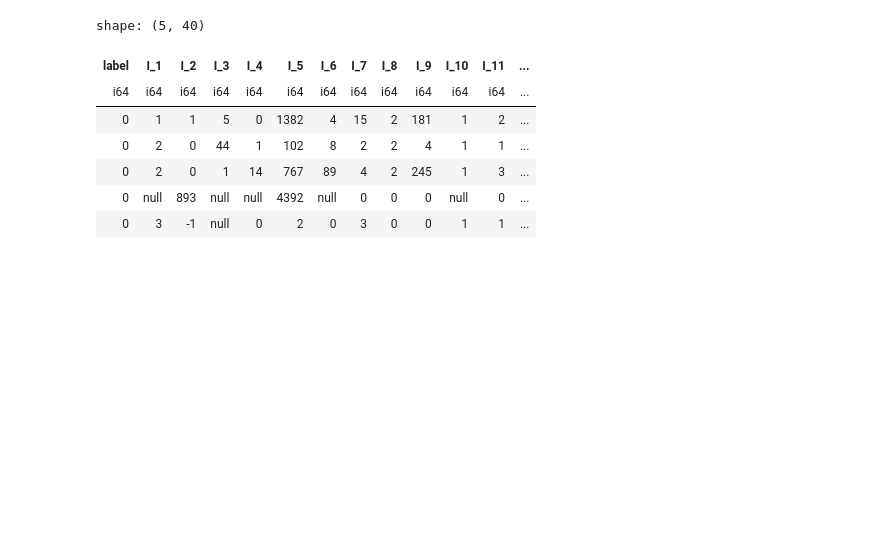
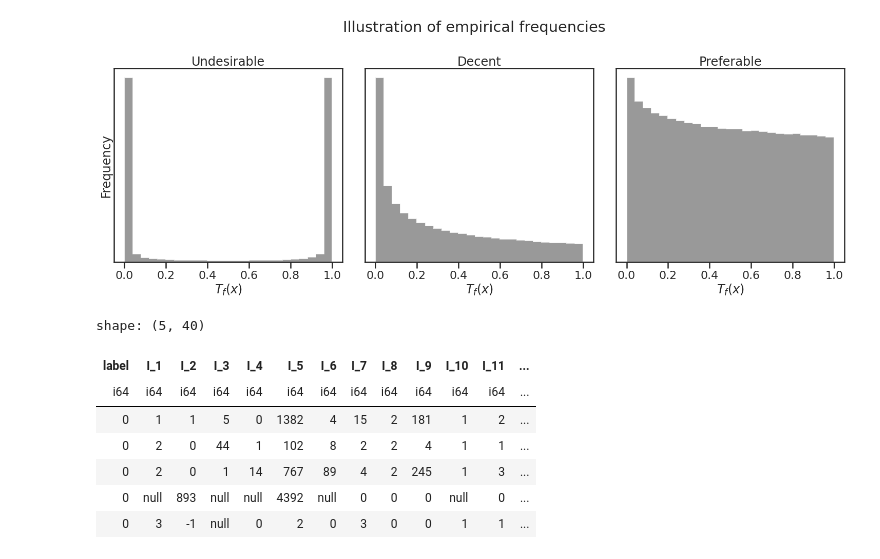
Before and after one commit to alexshtf/criteo_splines, a Jupyter notebook: preprocess.ipynb, the cells around one changed output. Drawn from its saved outputs; the diff is of its cells as text; code cells hidden in the pictures; blank space fills up the shorter version.

```diff
--- a/preprocess.ipynb
+++ b/preprocess.ipynb
@@ -9,6 +9,42 @@ import scipy.special
 import itertools
 import torch
 import math
+# %%
+import numpy as np
+import matplotlib.pyplot as plt
+import seaborn as sns
+
+sns.set()
+sns.set_context('poster', rc={"lines.linewidth": 8})
+sns.set_style("ticks")
+
+fig, axs = plt.subplots(1, 3, figsize=(21, 8))
+
+X = np.tanh(np.random.uniform(-10, 10, size=1000000)) / 2 + 1./2
+axs[0].hist(X, bins=25, density=True, histtype='stepfilled', color='gray', alpha=0.8)
+axs[0].set_title('Undesirable')
+axs[0].tick_params(labelleft=False, left=False)
+axs[0].set_ylabel('Frequency')
+axs[0].set_xlabel('$T_f(x)$')
+
+Y = np.random.uniform(-1, 1, size=1000000) ** 2
+axs[1].hist(Y, bins=25, density=True, histtype='stepfilled', color='gray', alpha=0.8)
+axs[1].set_title('Decent')
+axs[1].tick_params(labelleft=False, left=False)
+axs[1].set_xlabel('$T_f(x)$')
+
+Z = np.random.uniform(0, 1, size=1000000) ** 1.1
+axs[2].hist(Z, bins=25, density=True, histtype='stepfilled', color='gray', alpha=0.8)
+axs[2].set_title('Preferable')
+axs[2].tick_params(labelleft=False, left=False)
+axs[2].set_xlabel('$T_f(x)$')
+
+fig.suptitle('Illustration of empirical frequencies')
+fig.tight_layout()
+
+plt.show()
+# %% [output]
+[figure, added]
 # %%
 data_file = 'train.txt.lz4'
 with lz4.frame.open(data_file, 'rb') as f:
```
Also changed, not shown: 9 other files.
